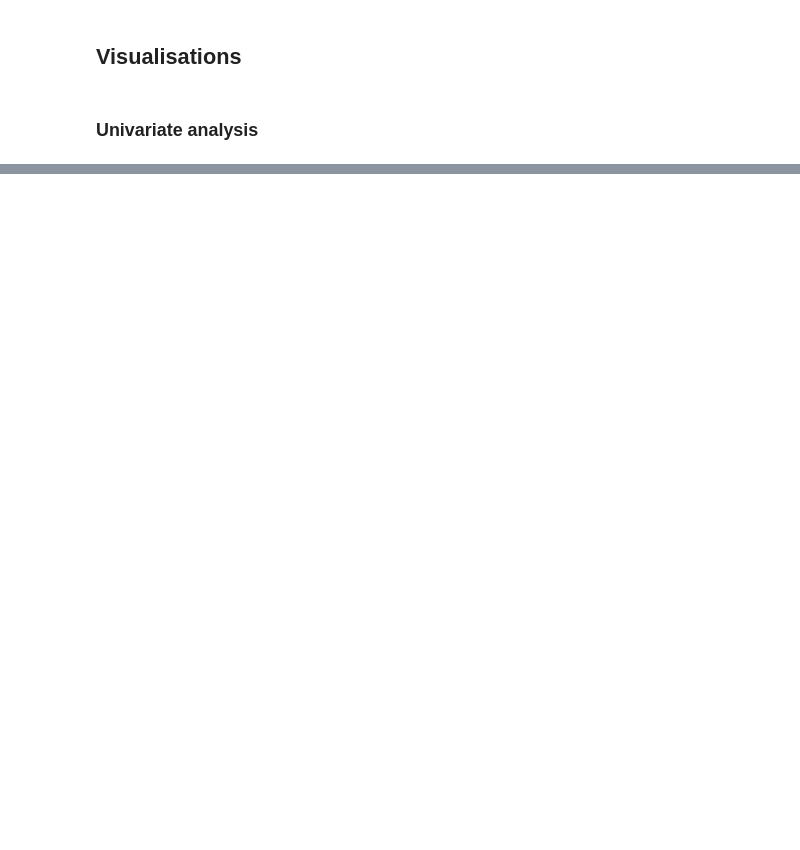
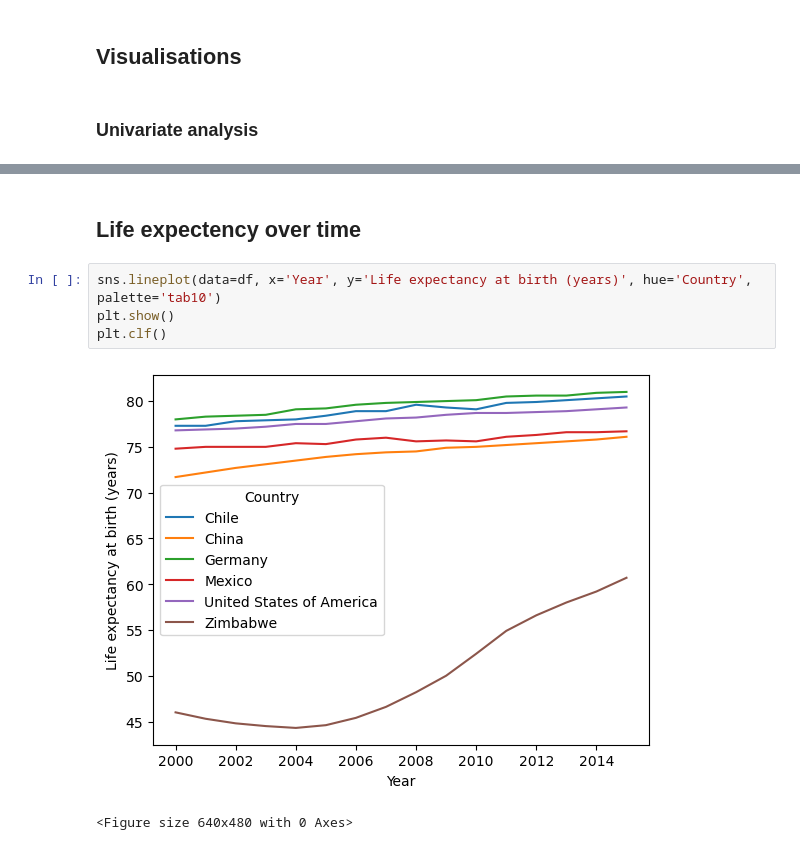
Before and after one commit to S0la1re/Life-Expectancy-and-GDP, a Jupyter notebook: life_expectancy_gdp.ipynb, the cells around one changed output, grey strips where cells are left out. Saved outputs shown, nothing was run; the diff lists cells and outputs as text; blank space fills up the shorter version.

```diff
--- a/life_expectancy_gdp.ipynb
+++ b/life_expectancy_gdp.ipynb
@@ -99,0 +124,9 @@ Name: Country, dtype: int64
+# %% [markdown]
+## Life expectency over time
+# %%
+sns.lineplot(data=df, x='Year', y='Life expectancy at birth (years)', hue='Country', palette='tab10')
+plt.show()
+plt.clf()
+# %% [output]
+[figure, added]
+<Figure size 640x480 with 0 Axes>
```
Also changed, not shown: parts of 6 cells of this notebook.
